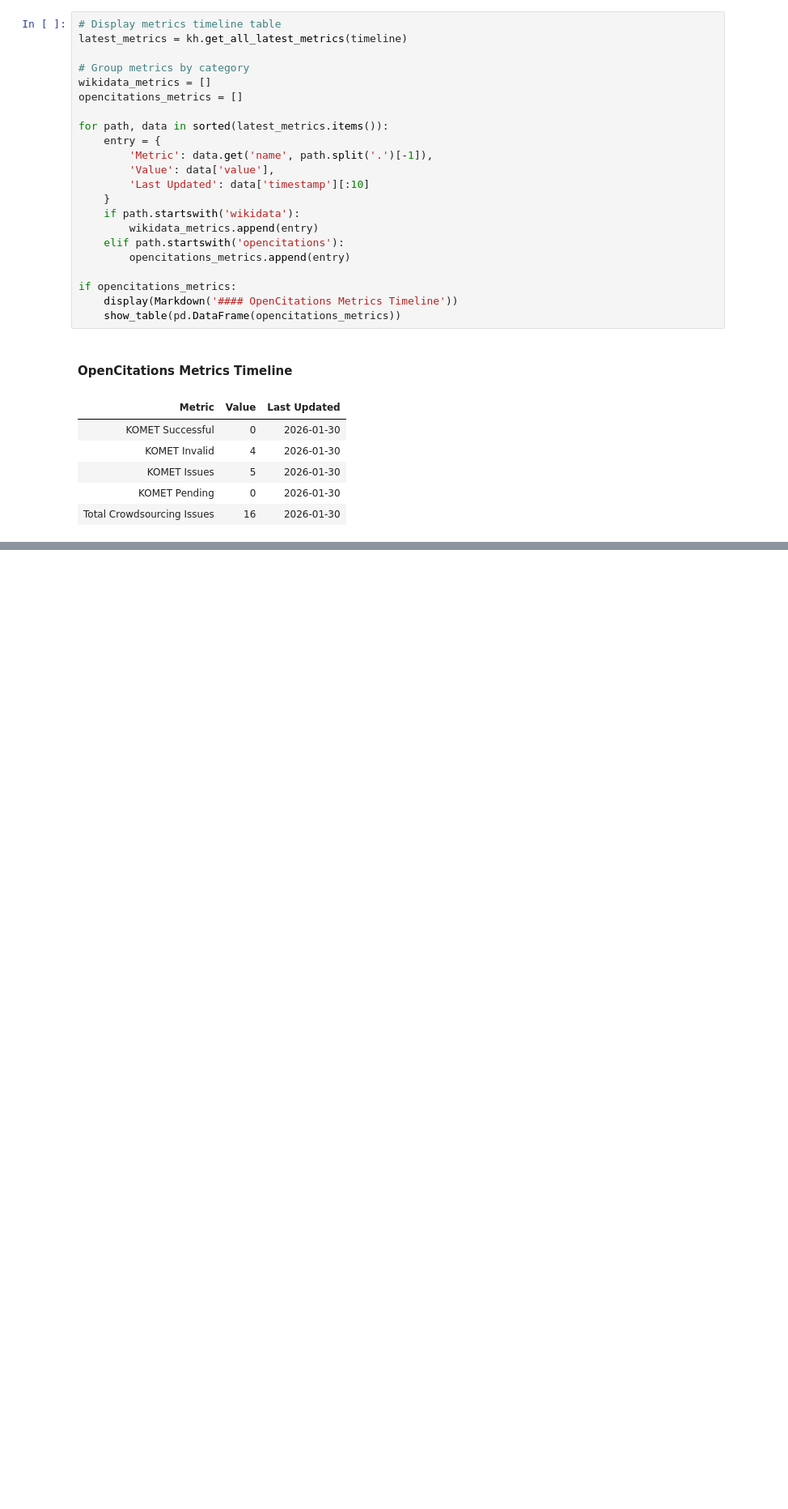
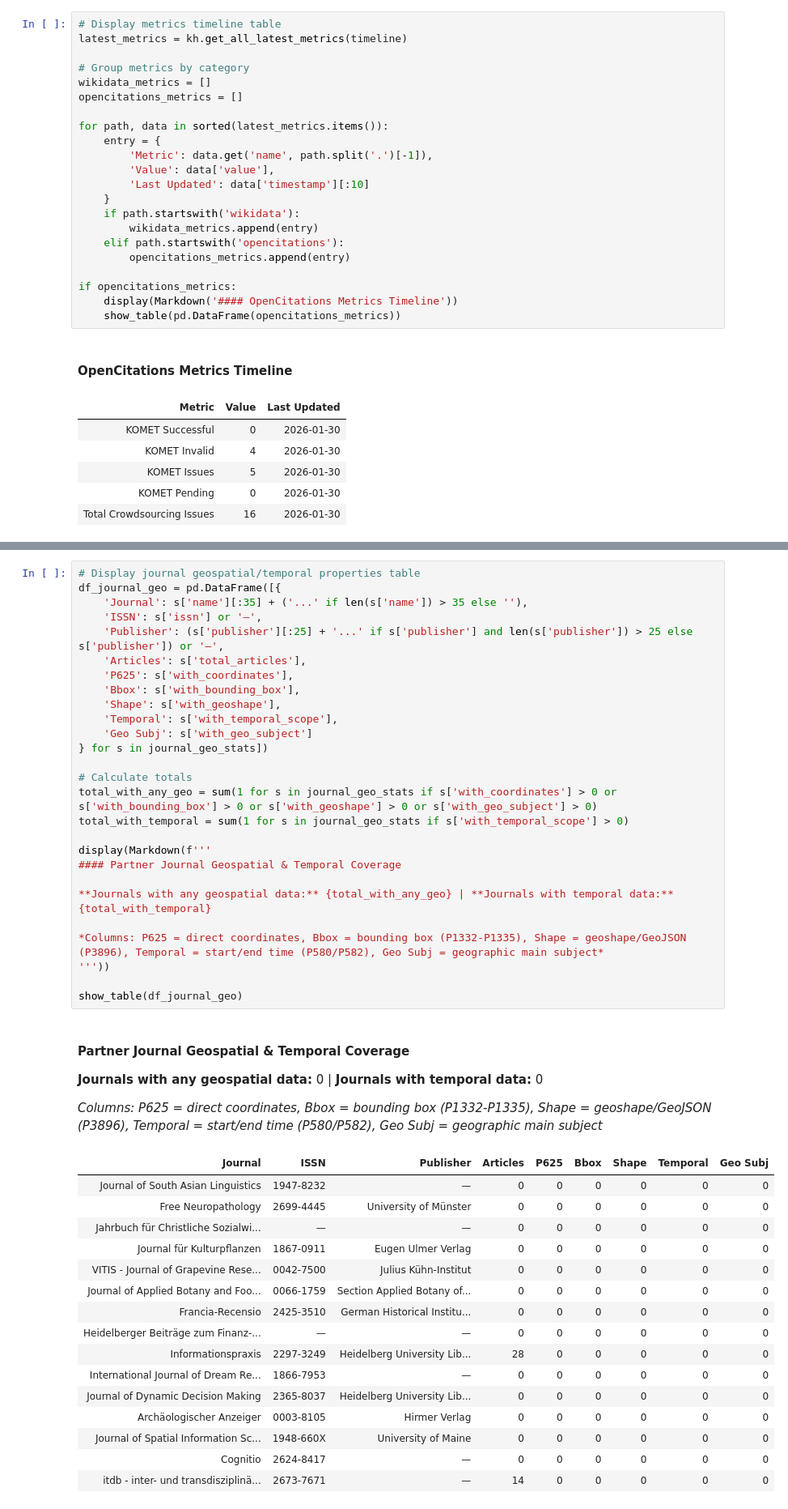
Before and after one commit to GeoinformationSystems/komet-report, a Jupyter notebook: komet_evaluation.ipynb, the cells around one changed output, grey strips where cells are left out. Shown at 81% size. Saved outputs shown, nothing was run; the diff lists cells and outputs as text; blank space fills up the shorter version.

Commit message:
add analysis of geospatial metadata

```diff
--- a/komet_evaluation.ipynb
+++ b/komet_evaluation.ipynb
@@ -740,0 +1047,50 @@ if opencitations_metrics:
+# %%
+# Display journal geospatial/temporal properties table
+df_journal_geo = pd.DataFrame([{
+    'Journal': s['name'][:35] + ('...' if len(s['name']) > 35 else ''),
+    'ISSN': s['issn'] or '—',
+    'Publisher': (s['publisher'][:25] + '...' if s['publisher'] and len(s['publisher']) > 25 else s['publisher']) or '—',
+    'Articles': s['total_articles'],
+    'P625': s['with_coordinates'],
+    'Bbox': s['with_bounding_box'],
+    'Shape': s['with_geoshape'],
+    'Temporal': s['with_temporal_scope'],
+    'Geo Subj': s['with_geo_subject']
+} for s in journal_geo_stats])
+
+# Calculate totals
+total_with_any_geo = sum(1 for s in journal_geo_stats if s['with_coordinates'] > 0 or s['with_bounding_box'] > 0 or s['with_geoshape'] > 0 or s['with_geo_subject'] > 0)
+total_with_temporal = sum(1 for s in journal_geo_stats if s['with_temporal_scope'] > 0)
+
+display(Markdown(f'''
+#### Partner Journal Geospatial & Temporal Coverage
+
+**Journals with any geospatial data:** {total_with_any_geo} | **Journals with temporal data:** {total_with_temporal}
+
+*Columns: P625 = direct coordinates, Bbox = bounding box (P1332-P1335), Shape = geoshape/GeoJSON (P3896), Temporal = start/end time (P580/P582), Geo Subj = geographic main subject*
+'''))
+
+show_table(df_journal_geo)
+# %% [output]
+
+#### Partner Journal Geospatial & Temporal Coverage
+
+**Journals with any geospatial data:** 0 | **Journals with temporal data:** 0
+
+*Columns: P625 = direct coordinates, Bbox = bounding box (P1332-P1335), Shape = geoshape/GeoJSON (P3896), Temporal = start/end time (P580/P582), Geo Subj = geographic main subject*
+| Journal | ISSN | Publisher | Articles | P625 | Bbox | Shape | Temporal | Geo Subj |
+| Journal of South Asian Linguistics | 1947-8232 | — | 0 | 0 | 0 | 0 | 0 | 0 |
+| Free Neuropathology | 2699-4445 | University of Münster | 0 | 0 | 0 | 0 | 0 | 0 |
+| Jahrbuch für Christliche Sozialwi... | — | — | 0 | 0 | 0 | 0 | 0 | 0 |
+| Journal für Kulturpflanzen | 1867-0911 | Eugen Ulmer Verlag | 0 | 0 | 0 | 0 | 0 | 0 |
+| VITIS - Journal of Grapevine Rese... | 0042-7500 | Julius Kühn-Institut | 0 | 0 | 0 | 0 | 0 | 0 |
+| Journal of Applied Botany and Foo... | 0066-1759 | Section Applied Botany of... | 0 | 0 | 0 | 0 | 0 | 0 |
+| Francia-Recensio | 2425-3510 | German Historical Institu... | 0 | 0 | 0 | 0 | 0 | 0 |
+| Heidelberger Beiträge zum Finanz-... | — | — | 0 | 0 | 0 | 0 | 0 | 0 |
+| Informationspraxis | 2297-3249 | Heidelberg University Lib... | 28 | 0 | 0 | 0 | 0 | 0 |
+| International Journal of Dream Re... | 1866-7953 | — | 0 | 0 | 0 | 0 | 0 | 0 |
+| Journal of Dynamic Decision Making | 2365-8037 | Heidelberg University Lib... | 0 | 0 | 0 | 0 | 0 | 0 |
+| Archäologischer Anzeiger | 0003-8105 | Hirmer Verlag | 0 | 0 | 0 | 0 | 0 | 0 |
+| Journal of Spatial Information Sc... | 1948-660X | University of Maine | 0 | 0 | 0 | 0 | 0 | 0 |
+| Cognitio | 2624-8417 | — | 0 | 0 | 0 | 0 | 0 | 0 |
+| itdb - inter- und transdisziplinä... | 2673-7671 | — | 14 | 0 | 0 | 0 | 0 | 0 |
```
Also changed, not shown: parts of 19 cells of this notebook, 6 other files.
